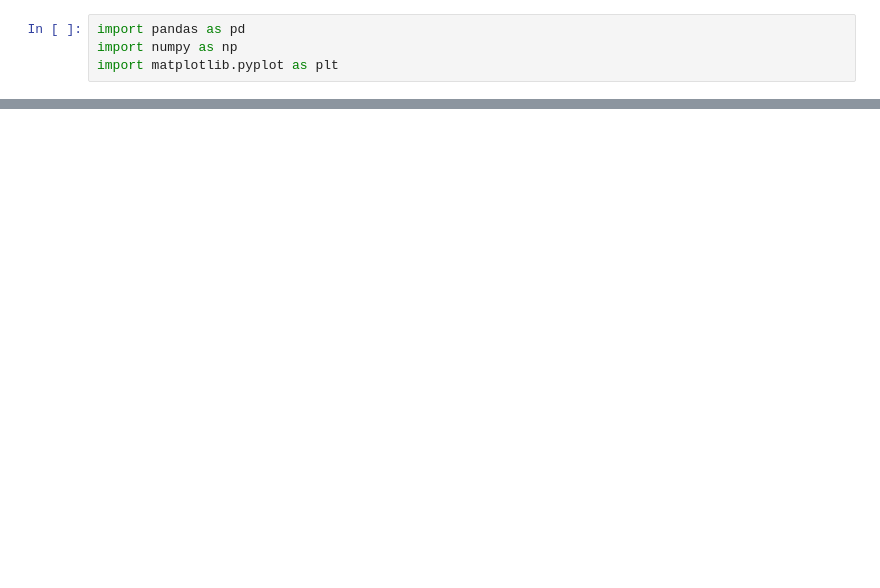
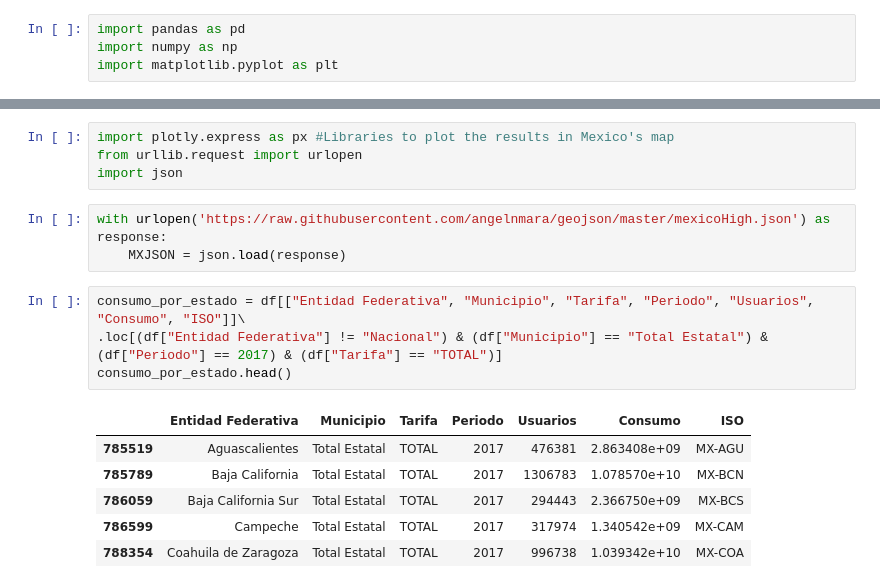
Before and after one commit to SaulPuente/data-mining-class, a Jupyter notebook: practica_4.ipynb, the cells around one changed output, grey strips where cells are left out. Cells and saved outputs as stored; diff of their text form; blank space fills up the shorter version.

```diff
--- a/practica_4.ipynb
+++ b/practica_4.ipynb
@@ -68,0 +62,18 @@ pd.pivot_table(df[(df['Entidad Federativa'] == "Nuevo Leon") & (df['Municipio']
+# %%
+import plotly.express as px #Libraries to plot the results in Mexico's map
+from urllib.request import urlopen
+import json
+# %%
+with urlopen('https://raw.githubusercontent.com/angelnmara/geojson/master/mexicoHigh.json') as response:
+    MXJSON = json.load(response)
+# %%
+consumo_por_estado = df[["Entidad Federativa", "Municipio", "Tarifa", "Periodo", "Usuarios", "Consumo", "ISO"]]\
+.loc[(df["Entidad Federativa"] != "Nacional") & (df["Municipio"] == "Total Estatal") & (df["Periodo"] == 2017) & (df["Tarifa"] == "TOTAL")]
+consumo_por_estado.head()
+# %% [output]
+|  | Entidad Federativa | Municipio | Tarifa | Periodo | Usuarios | Consumo | ISO |
+| 785519 | Aguascalientes | Total Estatal | TOTAL | 2017 | 476381 | 2.863408e+09 | MX-AGU |
+| 785789 | Baja California | Total Estatal | TOTAL | 2017 | 1306783 | 1.078570e+10 | MX-BCN |
+| 786059 | Baja California Sur | Total Estatal | TOTAL | 2017 | 294443 | 2.366750e+09 | MX-BCS |
+| 786599 | Campeche | Total Estatal | TOTAL | 2017 | 317974 | 1.340542e+09 | MX-CAM |
+| 788354 | Coahuila de Zaragoza | Total Estatal | TOTAL | 2017 | 996738 | 1.039342e+10 | MX-COA |
```
Also changed, not shown: parts of 9 cells of this notebook, 3 other files.
